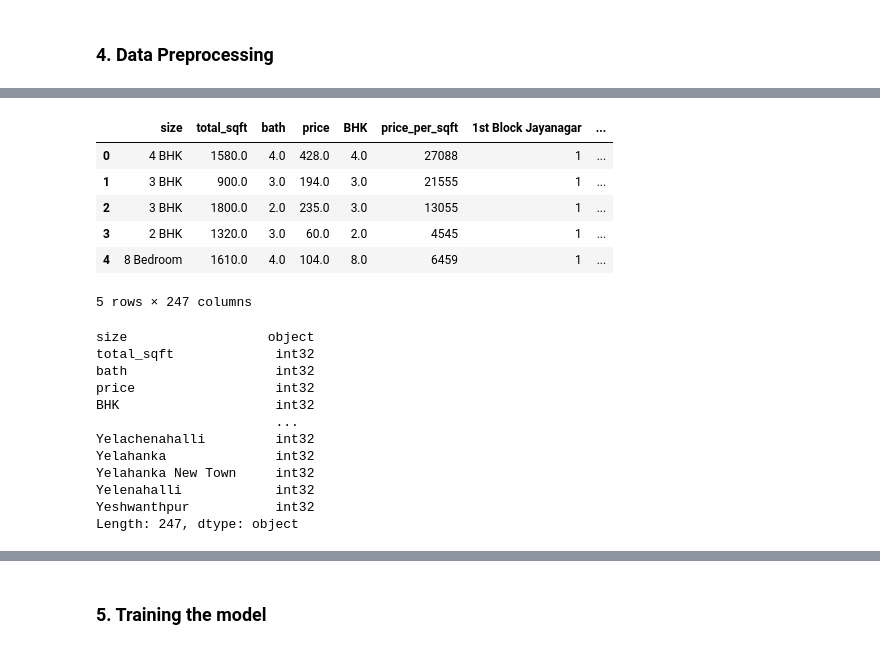
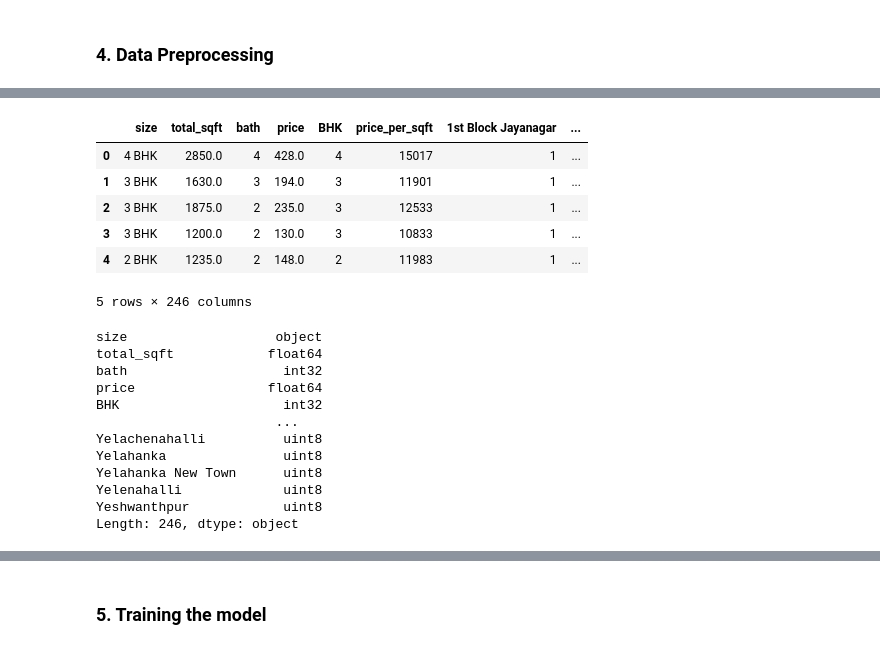
Before and after one commit to nessa01macias/Real-State-ML-Project, a Jupyter notebook: Real Estate Price Prediction - Machine Learning.ipynb, the cells around one changed output, grey strips where cells are left out. Cells and saved outputs as stored; diff of their text form; code cells hidden in the pictures.

```diff
--- a/Real Estate Price Prediction - Machine Learning.ipynb
+++ b/Real Estate Price Prediction - Machine Learning.ipynb
@@ -179,5 +163,5 @@ df4 = df3.copy()
 # %%
-df4["price_per_sqft"] = df3["price"]*100000/df3["total_sqft"]
+df4["price_per_sqft"] = df4["price"]*100000/df4["total_sqft"]
 df4.head()
 # %% [output]
 |  | location | size | total_sqft | bath | price | BHK | price_per_sqft |
@@ -288,5 +272,5 @@ print(len(size_totalsqft))
 # %%
-df5 = df4[~(df4.total_sqft/df4.BHK<200)]
+df5 = df4[~(df4.total_sqft/df4.BHK<300)]
 df5.head()
 # %% [output]
 |  | location | size | total_sqft | bath | price | BHK | price_per_sqft |
@@ -317,5 +301,5 @@ df6.shape
 # %%
 # another thing to check is that houses as a maximun have 2 bathrooms more than its amount of BHK... reducing outliers
-df6 = df6[(df6.BHK+2 > df6.bath)]
-df6.shape
+df7 = df6[(df6.BHK+2 > df6.bath)]
+df7.shape
 # %% [output]
@@ -363,6 +347,6 @@ def remove_bhk_outliers(df):
                 exclude_indices = np.append(exclude_indices, bhk_df[bhk_df.price_per_sqft<(stats['mean'])].index.values)
     return df.drop(exclude_indices,axis='index')
 
-new_df = remove_bhk_outliers(df6)
+new_df = remove_bhk_outliers(df7)
 new_df.shape
 # %% [output]
@@ -431,36 +415,36 @@ dummies.head()
 # %%
 # if all the locations' values are 0, it is other
-df7 = pd.concat([new_df, dummies.drop('other',axis='columns')],axis='columns')
-df7 = df7.drop('location', axis='columns')
-df7.head()
+df8 = pd.concat([new_df, dummies.drop('other',axis='columns')],axis='columns')
+df9 = df8.drop('location', axis='columns')
+df9.head()
 # %% [output]
 |  | size | total_sqft | bath | price | BHK | price_per_sqft | 1st Block Jayanagar | ... |
-| 0 | 4 BHK | 1580.0 | 4.0 | 428.0 | 4.0 | 27088 | 1 | ... |
-| 1 | 3 BHK | 900.0 | 3.0 | 194.0 | 3.0 | 21555 | 1 | ... |
-| 2 | 3 BHK | 1800.0 | 2.0 | 235.0 | 3.0 | 13055 | 1 | ... |
-| 3 | 2 BHK | 1320.0 | 3.0 | 60.0 | 2.0 | 4545 | 1 | ... |
-| 4 | 8 Bedroom | 1610.0 | 4.0 | 104.0 | 8.0 | 6459 | 1 | ... |
+| 0 | 4 BHK | 2850.0 | 4 | 428.0 | 4 | 15017 | 1 | ... |
+| 1 | 3 BHK | 1630.0 | 3 | 194.0 | 3 | 11901 | 1 | ... |
+| 2 | 3 BHK | 1875.0 | 2 | 235.0 | 3 | 12533 | 1 | ... |
+| 3 | 3 BHK | 1200.0 | 2 | 130.0 | 3 | 10833 | 1 | ... |
+| 4 | 2 BHK | 1235.0 | 2 | 148.0 | 2 | 11983 | 1 | ... |
-5 rows × 247 columns
+5 rows × 246 columns
 # %%
-for i in df7.columns:
+for i in df9.columns:
     try:
-        df7[[i]] = df7[[i]].astype(float).astype(int)
+        df9[[i]] = df9[[i]].astype(float).astype(int)
     except:
         pass
 
-print(df7.dtypes)
+print(df9.dtypes)
 # %% [output]
-size                  object
-total_sqft             int32
-bath                   int32
-price                  int32
-BHK                    int32
+size                   object
+total_sqft            float64
+bath                    int32
+price                 float64
+BHK                     int32
                        ...
-Yelachenahalli         int32
-Yelahanka              int32
-Yelahanka New Town     int32
-Yelenahalli            int32
-Yeshwanthpur           int32
-Length: 247, dtype: object
+Yelachenahalli          uint8
+Yelahanka               uint8
+Yelahanka New Town      uint8
+Yelenahalli             uint8
+Yeshwanthpur            uint8
+Length: 246, dtype: object
 # %%
 # getting the independant variable for training the model
```
Also changed, not shown: parts of 54 cells of this notebook, 2 other files.
